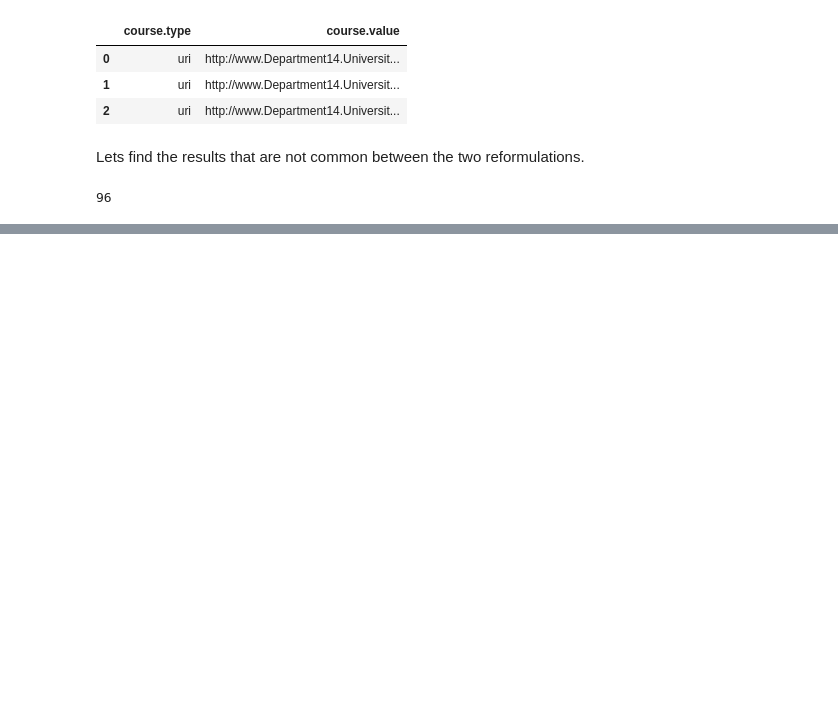
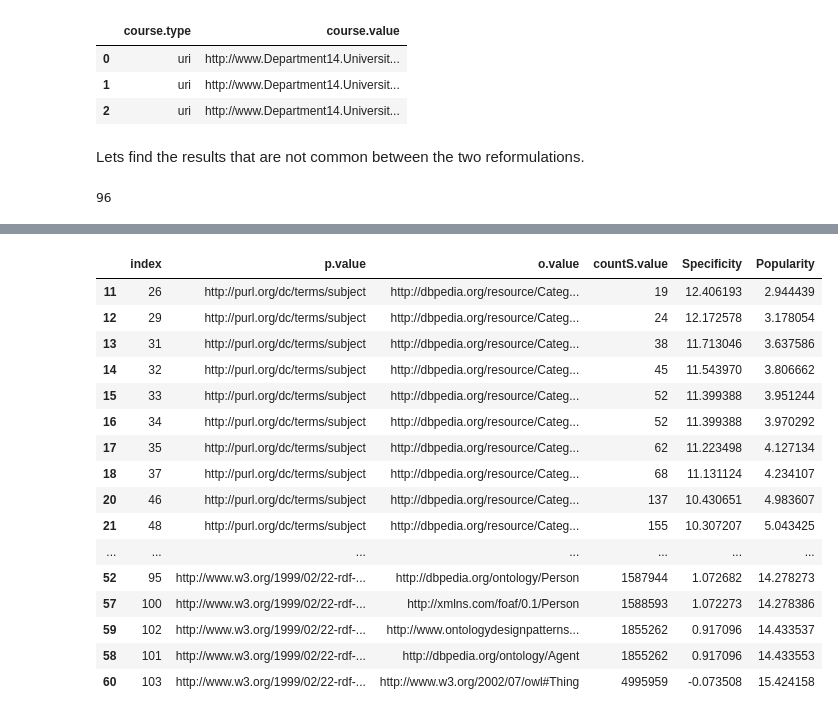
Before and after one commit to N00bsie/QueryReformulation, a Jupyter notebook: Workflow.ipynb, the cells around one changed output, grey strips where cells are left out. Drawn from its saved outputs; the diff is of its cells as text; code cells hidden in the pictures; blank space fills up the shorter version.

```diff
--- a/Workflow.ipynb
+++ b/Workflow.ipynb
@@ -361,0 +751,41 @@ This can be visualized as
+# %%
+import math
+def nbycount(column):
+    return 4641890/(1+float(column))
+
+def execute_count_query(obj):
+    if(obj.startswith('http')):
+        sparqlQuery = "Select (count(*) as ?countRow)  WHERE { ?s " + "?p  <" + obj + "> }"
+    else:
+        sparqlQuery = 'Select (count(*) as ?countRow)  WHERE { ?s ' + '?p "' + obj + '"}'
+
+    sparql = SPARQLWrapper("http://zen.cs.rpi.edu:8890/sparql")
+    sparql.setQuery(sparqlQuery)
+    sparql.setReturnFormat(JSON)
+    results = sparql.query().convert()
+    results_df = json_normalize(results["results"]["bindings"])
+    val = float(results_df['countRow.value'])
+    return val
+results_df = results_df[results_df['countS.value'] > 1]
+results_df['Popularity'] = results_df['o.value'].apply(execute_count_query)
+results_df['Popularity'] = results_df['Popularity'].apply(math.log)
+results_df.sort_values(by=['Popularity'],ascending=True,inplace=True)
+display(results_df)
+# %% [output]
+|  | index | p.value | o.value | countS.value | Specificity | Popularity |
+| 11 | 26 | http://purl.org/dc/terms/subject | http://dbpedia.org/resource/Categ... | 19 | 12.406193 | 2.944439 |
+| 12 | 29 | http://purl.org/dc/terms/subject | http://dbpedia.org/resource/Categ... | 24 | 12.172578 | 3.178054 |
+| 13 | 31 | http://purl.org/dc/terms/subject | http://dbpedia.org/resource/Categ... | 38 | 11.713046 | 3.637586 |
+| 14 | 32 | http://purl.org/dc/terms/subject | http://dbpedia.org/resource/Categ... | 45 | 11.543970 | 3.806662 |
+| 15 | 33 | http://purl.org/dc/terms/subject | http://dbpedia.org/resource/Categ... | 52 | 11.399388 | 3.951244 |
+| 16 | 34 | http://purl.org/dc/terms/subject | http://dbpedia.org/resource/Categ... | 52 | 11.399388 | 3.970292 |
+| 17 | 35 | http://purl.org/dc/terms/subject | http://dbpedia.org/resource/Categ... | 62 | 11.223498 | 4.127134 |
+| 18 | 37 | http://purl.org/dc/terms/subject | http://dbpedia.org/resource/Categ... | 68 | 11.131124 | 4.234107 |
+| 20 | 46 | http://purl.org/dc/terms/subject | http://dbpedia.org/resource/Categ... | 137 | 10.430651 | 4.983607 |
+| 21 | 48 | http://purl.org/dc/terms/subject | http://dbpedia.org/resource/Categ... | 155 | 10.307207 | 5.043425 |
+| ... | ... | ... | ... | ... | ... | ... |
+| 52 | 95 | http://www.w3.org/1999/02/22-rdf-... | http://dbpedia.org/ontology/Person | 1587944 | 1.072682 | 14.278273 |
+| 57 | 100 | http://www.w3.org/1999/02/22-rdf-... | http://xmlns.com/foaf/0.1/Person | 1588593 | 1.072273 | 14.278386 |
+| 59 | 102 | http://www.w3.org/1999/02/22-rdf-... | http://www.ontologydesignpatterns... | 1855262 | 0.917096 | 14.433537 |
+| 58 | 101 | http://www.w3.org/1999/02/22-rdf-... | http://dbpedia.org/ontology/Agent | 1855262 | 0.917096 | 14.433553 |
+| 60 | 103 | http://www.w3.org/1999/02/22-rdf-... | http://www.w3.org/2002/07/owl#Thing | 4995959 | -0.073508 | 15.424158 |
```
Also changed, not shown: parts of 35 cells of this notebook, 2 other files.
